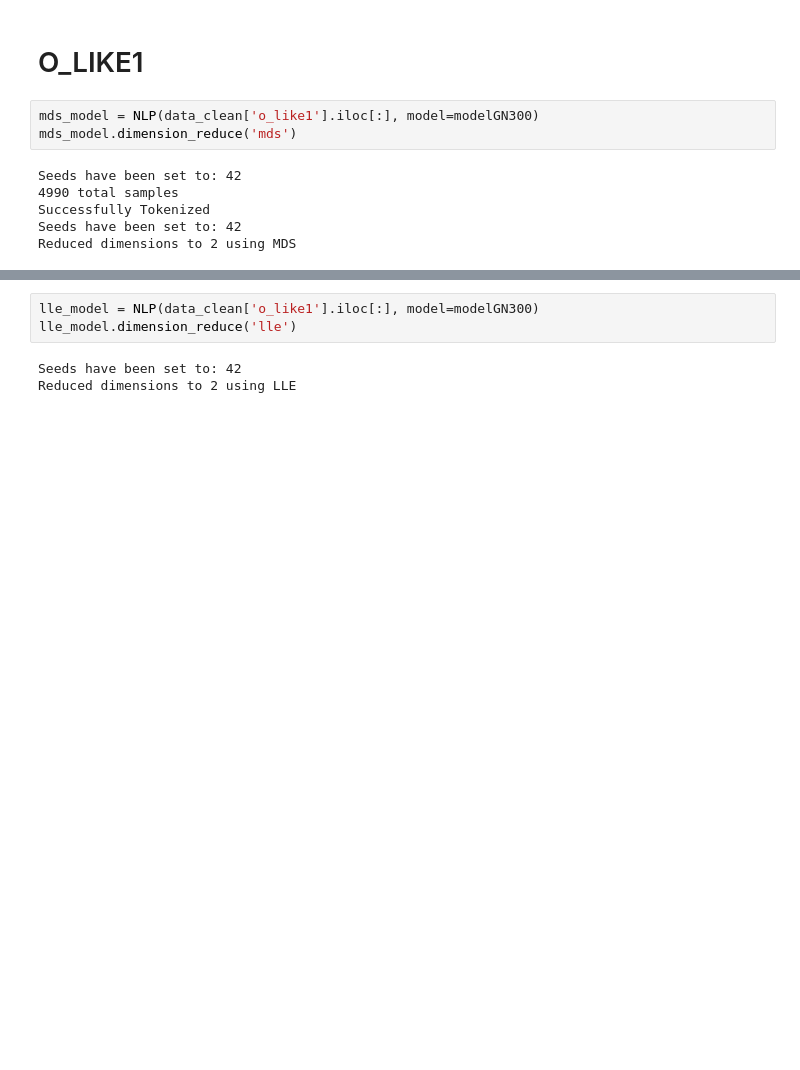
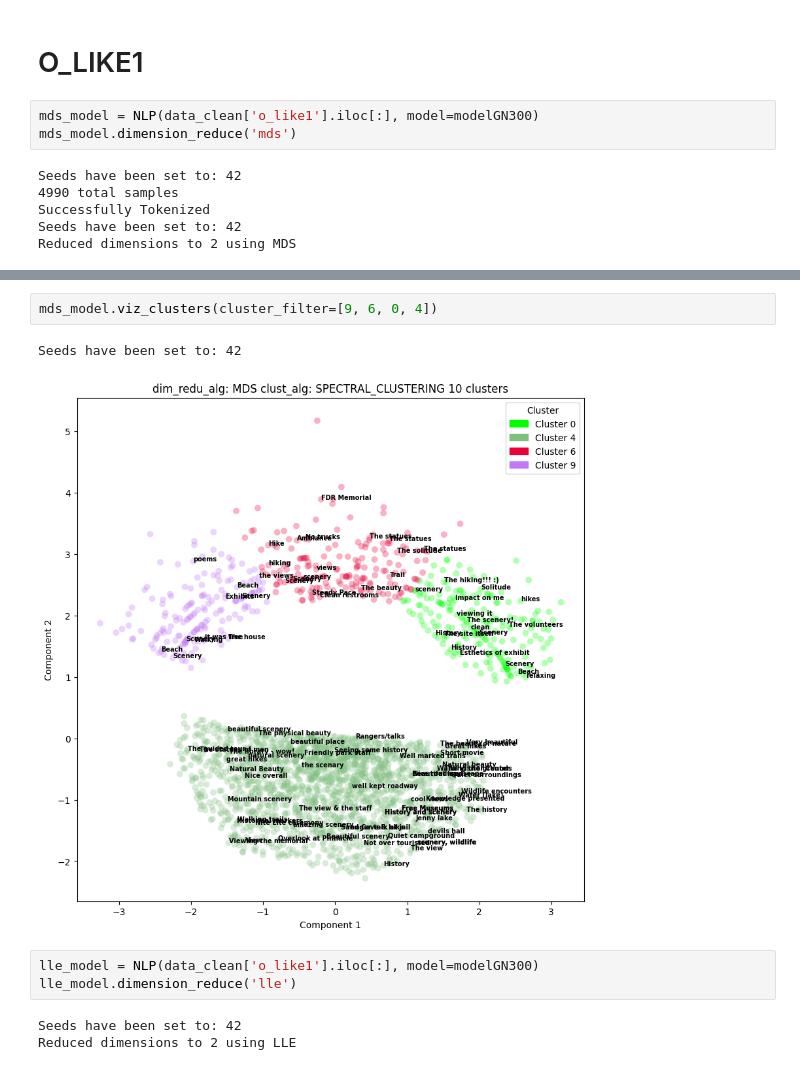
Before and after one commit to austinlackey/nps-sem, a Jupyter notebook: Code/test.ipynb, the cells around one changed output, grey strips where cells are left out. Saved outputs shown, nothing was run; the diff lists cells and outputs as text; blank space fills up the shorter version.

```diff
--- a/Code/test.ipynb
+++ b/Code/test.ipynb
@@ -516,3 +529,8 @@ Silhouette coefficient: 0.20
+# %%
+mds_model.viz_clusters(cluster_filter=[9, 6, 0, 4])
+# %% [output]
+Seeds have been set to: 42
+[figure, added]
 # %%
 lle_model = NLP(data_clean['o_like1'].iloc[:], model=modelGN300)
 lle_model.dimension_reduce('lle')
```
Also changed, not shown: parts of 4 cells of this notebook.
